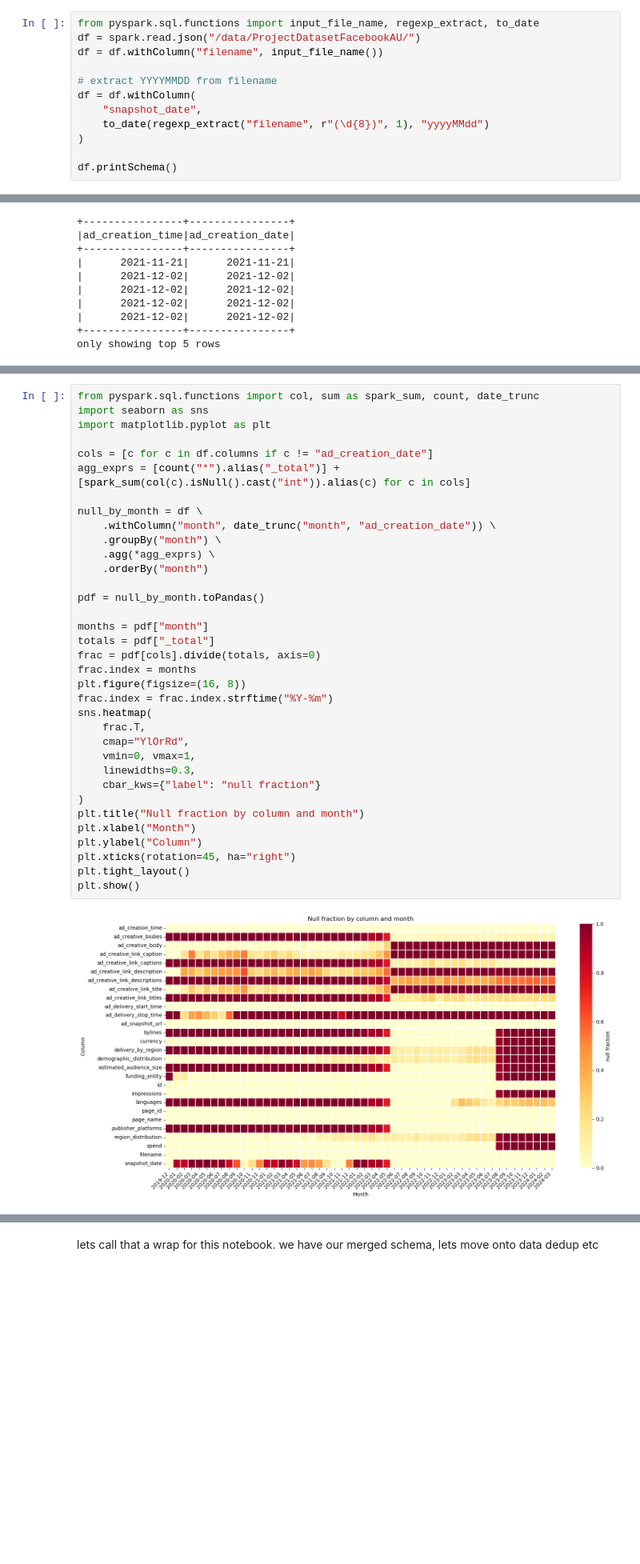
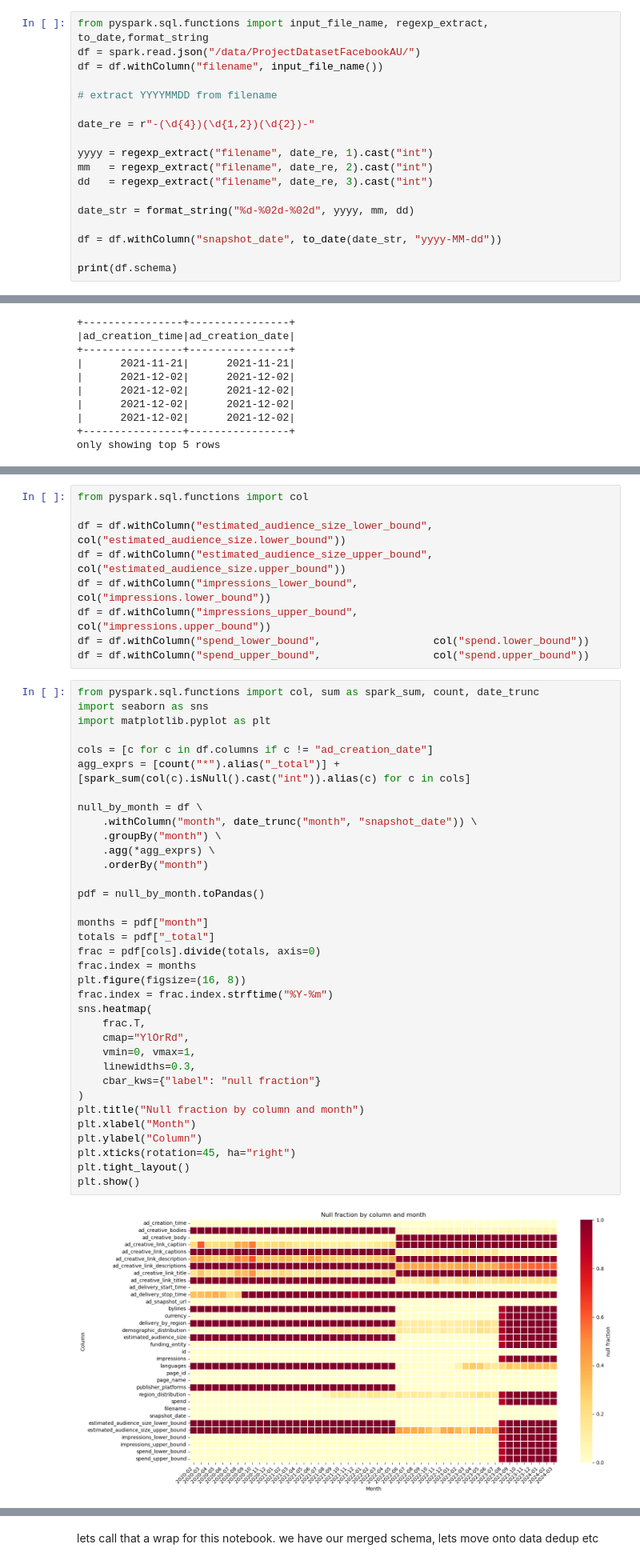
Before and after one commit to stuliveshere/FB_API, a Jupyter notebook: notebooks/01_data_loading.ipynb, the cells around one changed output, grey strips where cells are left out. Shown at 80% size. Cells and saved outputs as stored; diff of their text form; blank space fills up the shorter version.

```diff
--- a/notebooks/01_data_loading.ipynb
+++ b/notebooks/01_data_loading.ipynb
@@ -19,15 +19,21 @@ Master: yarn
 
 Read all JSON files from HDFS into a df. check out the schema. lets incldue the filename in the table, so we can extract snapshot date as well
 # %%
-from pyspark.sql.functions import input_file_name, regexp_extract, to_date
+from pyspark.sql.functions import input_file_name, regexp_extract, to_date,format_string
 df = spark.read.json("/data/ProjectDatasetFacebookAU/")
 df = df.withColumn("filename", input_file_name())
 
 # extract YYYYMMDD from filename
-df = df.withColumn(
-    "snapshot_date",
-    to_date(regexp_extract("filename", r"(\d{8})", 1), "yyyyMMdd")
-)
 
-df.printSchema()
+date_re = r"-(\d{4})(\d{1,2})(\d{2})-"
+
+yyyy = regexp_extract("filename", date_re, 1).cast("int")
+mm   = regexp_extract("filename", date_re, 2).cast("int")
+dd   = regexp_extract("filename", date_re, 3).cast("int")
+
+date_str = format_string("%d-%02d-%02d", yyyy, mm, dd)
+
+df = df.withColumn("snapshot_date", to_date(date_str, "yyyy-MM-dd"))
+
+print(df.schema)
 # %% [output]
@@ -123,3 +134,12 @@ what i'm going to try and do is groupBy month, then count the nulls in each colu
+# %%
+from pyspark.sql.functions import col
+
+df = df.withColumn("estimated_audience_size_lower_bound", col("estimated_audience_size.lower_bound"))
+df = df.withColumn("estimated_audience_size_upper_bound", col("estimated_audience_size.upper_bound"))
+df = df.withColumn("impressions_lower_bound",            col("impressions.lower_bound"))
+df = df.withColumn("impressions_upper_bound",            col("impressions.upper_bound"))
+df = df.withColumn("spend_lower_bound",                  col("spend.lower_bound"))
+df = df.withColumn("spend_upper_bound",                  col("spend.upper_bound"))
 # %%
 from pyspark.sql.functions import col, sum as spark_sum, count, date_trunc
 import seaborn as sns
@@ -128,35 +148,35 @@ import matplotlib.pyplot as plt
 cols = [c for c in df.columns if c != "ad_creation_date"]
 agg_exprs = [count("*").alias("_total")] + [spark_sum(col(c).isNull().cast("int")).alias(c) for c in cols]
 
 null_by_month = df \
-    .withColumn("month", date_trunc("month", "ad_creation_date")) \
+    .withColumn("month", date_trunc("month", "snapshot_date")) \
     .groupBy("month") \
     .agg(*agg_exprs) \
     .orderBy("month")
 
 pdf = null_by_month.toPandas()
 
 months = pdf["month"]
 totals = pdf["_total"]
 frac = pdf[cols].divide(totals, axis=0)
 frac.index = months
 plt.figure(figsize=(16, 8))
 frac.index = frac.index.strftime("%Y-%m")
 sns.heatmap(
     frac.T,
     cmap="YlOrRd",
     vmin=0, vmax=1,
     linewidths=0.3,
     cbar_kws={"label": "null fraction"}
 )
 plt.title("Null fraction by column and month")
 plt.xlabel("Month")
 plt.ylabel("Column")
 plt.xticks(rotation=45, ha="right")
 plt.tight_layout()
 plt.show()
 # %% [output]
-[figure, old version]
+[figure, new version]
 # %% [markdown]
 so some things to note from comparing the heat map to the release notes:
 
```
Also changed, not shown: parts of 12 cells of this notebook, 2 other files.
